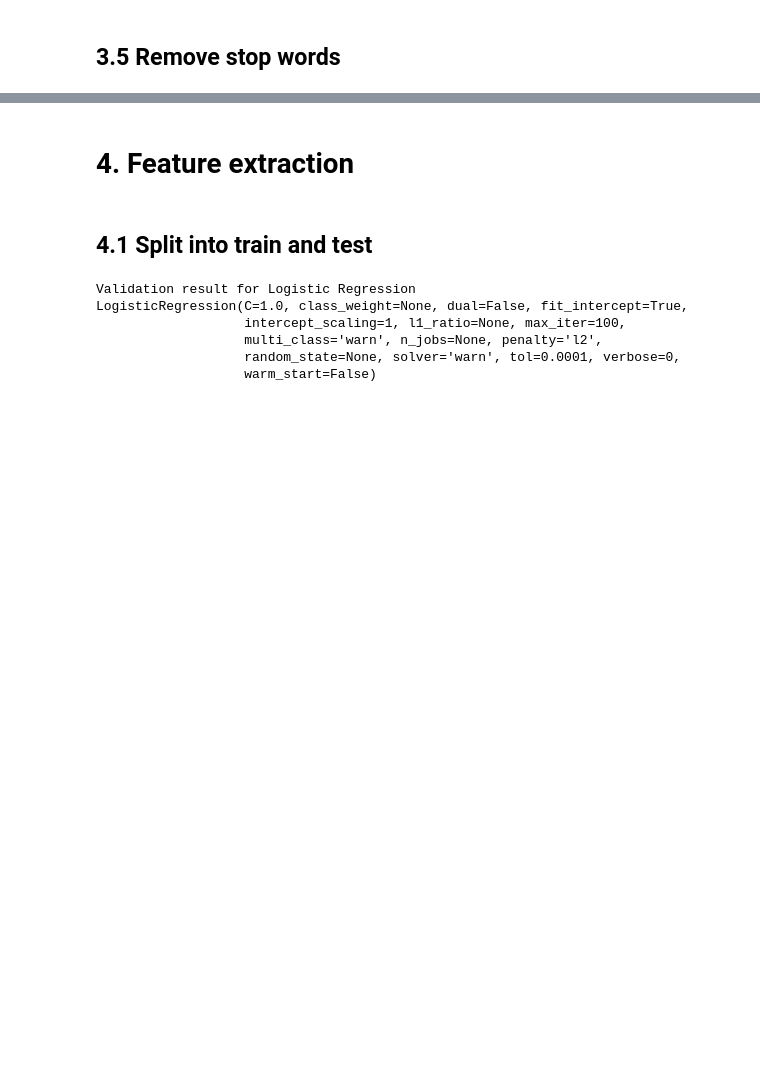
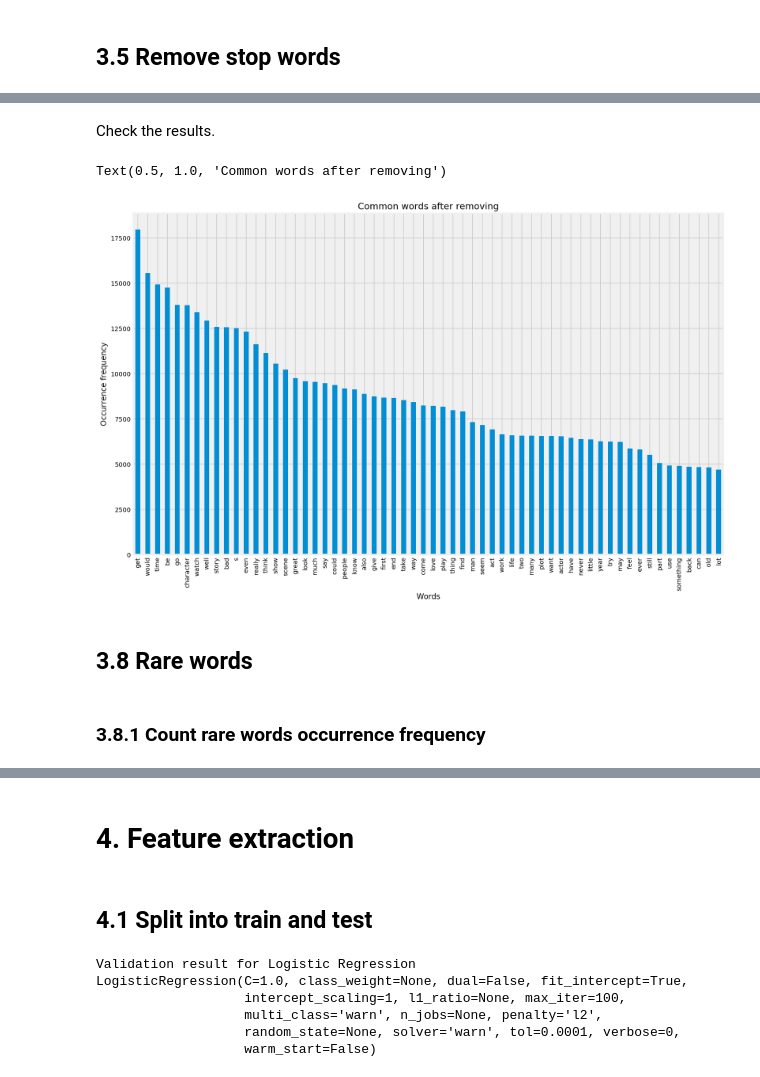
Before and after one commit to Mjauu/text-mining, a Jupyter notebook: sentiment-analysis.ipynb, the cells around one changed output, grey strips where cells are left out. Drawn from its saved outputs; the diff is of its cells as text; code cells hidden in the pictures; blank space fills up the shorter version.

```diff
--- a/sentiment-analysis.ipynb
+++ b/sentiment-analysis.ipynb
@@ -372,0 +310,16 @@ random.sample(data['SentimentText'].values.tolist(), 1)
+# %% [markdown]
+Check the results.
+# %%
+freq_common_new = pd.Series(' '.join(data['SentimentTextNew']).split()).value_counts()
+plt.figure(figsize=(15,10))
+freq_common_new[:60].plot.bar()
+plt.xlabel('Words')
+plt.ylabel('Occurrence frequency')
+plt.title('Common words after removing')
+# %% [output]
+Text(0.5, 1.0, 'Common words after removing')
+[figure, added]
+# %% [markdown]
+## 3.8 Rare words
+# %% [markdown]
+### 3.8.1 Count rare words occurrence frequency
```
Also changed, not shown: parts of 60 cells of this notebook.
